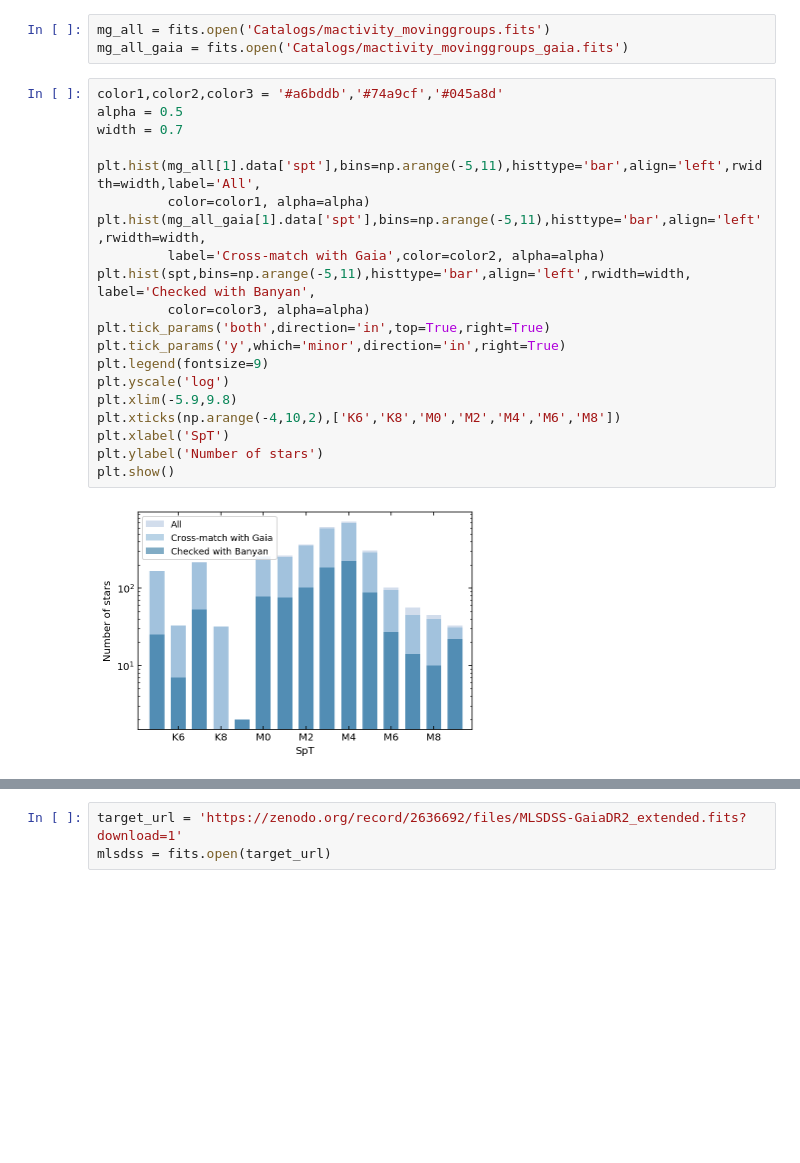
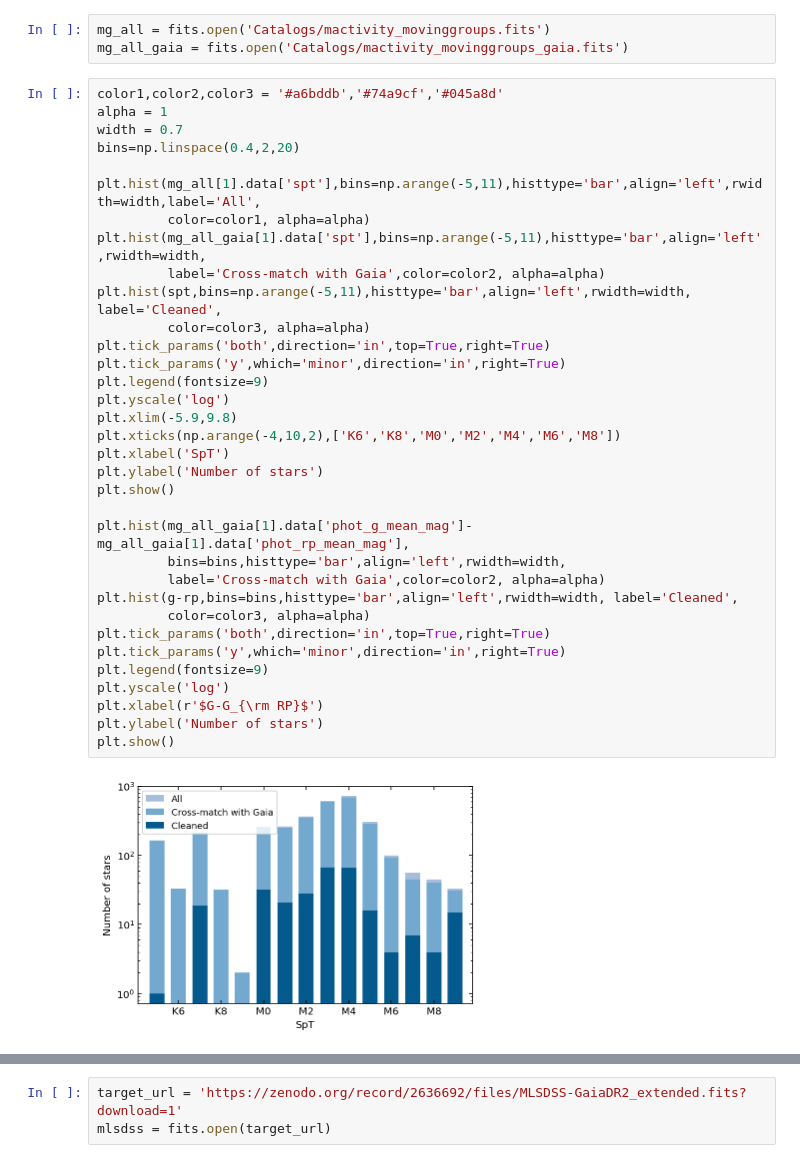
Before and after one commit to rkiman/M-dwarfs-Age-Activity-Relation, a Jupyter notebook: MovingGroups_plots.ipynb, the cells around one changed output, grey strips where cells are left out. Drawn from its saved outputs; the diff is of its cells as text; blank space fills up the shorter version.

```diff
--- a/MovingGroups_plots.ipynb
+++ b/MovingGroups_plots.ipynb
@@ -81,23 +81,37 @@ mg_all = fits.open('Catalogs/mactivity_movinggroups.fits')
 mg_all_gaia = fits.open('Catalogs/mactivity_movinggroups_gaia.fits')
 # %%
 color1,color2,color3 = '#a6bddb','#74a9cf','#045a8d'
-alpha = 0.5
+alpha = 1
 width = 0.7
+bins=np.linspace(0.4,2,20)
 
 plt.hist(mg_all[1].data['spt'],bins=np.arange(-5,11),histtype='bar',align='left',rwidth=width,label='All',
          color=color1, alpha=alpha)
 plt.hist(mg_all_gaia[1].data['spt'],bins=np.arange(-5,11),histtype='bar',align='left',rwidth=width,
          label='Cross-match with Gaia',color=color2, alpha=alpha)
-plt.hist(spt,bins=np.arange(-5,11),histtype='bar',align='left',rwidth=width, label='Checked with Banyan',
+plt.hist(spt,bins=np.arange(-5,11),histtype='bar',align='left',rwidth=width, label='Cleaned',
          color=color3, alpha=alpha)
 plt.tick_params('both',direction='in',top=True,right=True)
 plt.tick_params('y',which='minor',direction='in',right=True)
 plt.legend(fontsize=9)
 plt.yscale('log')
 plt.xlim(-5.9,9.8)
 plt.xticks(np.arange(-4,10,2),['K6','K8','M0','M2','M4','M6','M8'])
 plt.xlabel('SpT')
 plt.ylabel('Number of stars')
 plt.show()
+
+plt.hist(mg_all_gaia[1].data['phot_g_mean_mag']-mg_all_gaia[1].data['phot_rp_mean_mag'],
+         bins=bins,histtype='bar',align='left',rwidth=width,
+         label='Cross-match with Gaia',color=color2, alpha=alpha)
+plt.hist(g-rp,bins=bins,histtype='bar',align='left',rwidth=width, label='Cleaned',
+         color=color3, alpha=alpha)
+plt.tick_params('both',direction='in',top=True,right=True)
+plt.tick_params('y',which='minor',direction='in',right=True)
+plt.legend(fontsize=9)
+plt.yscale('log')
+plt.xlabel(r'$G-G_{\rm RP}$')
+plt.ylabel('Number of stars')
+plt.show()
 # %% [output]
-[figure, old version]
+[figure, new version]
```
Also changed, not shown: parts of 6 cells of this notebook, 5 other files.
